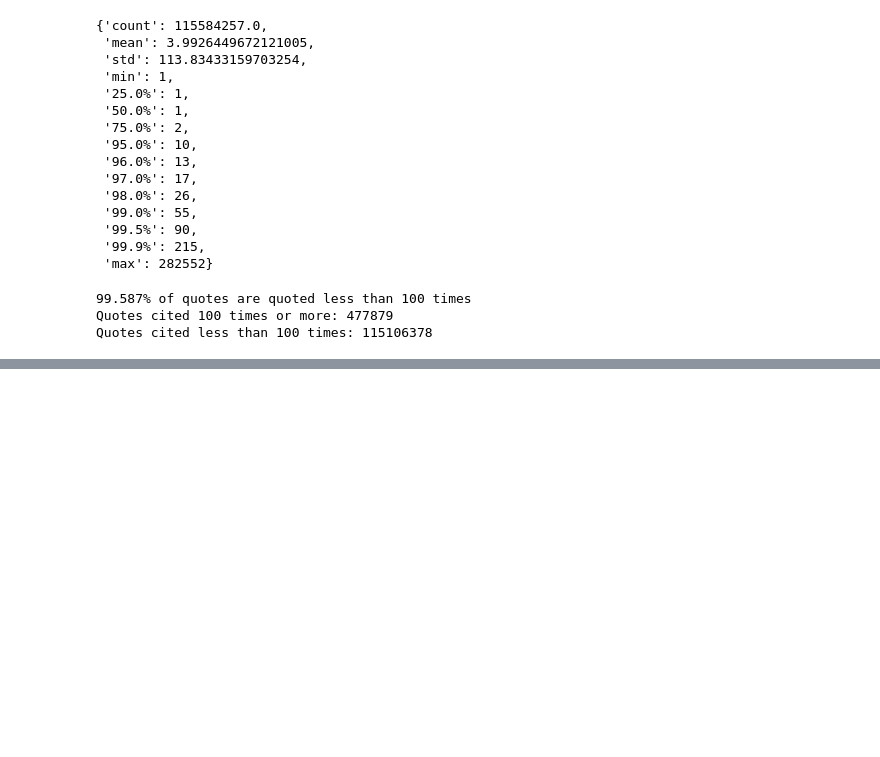
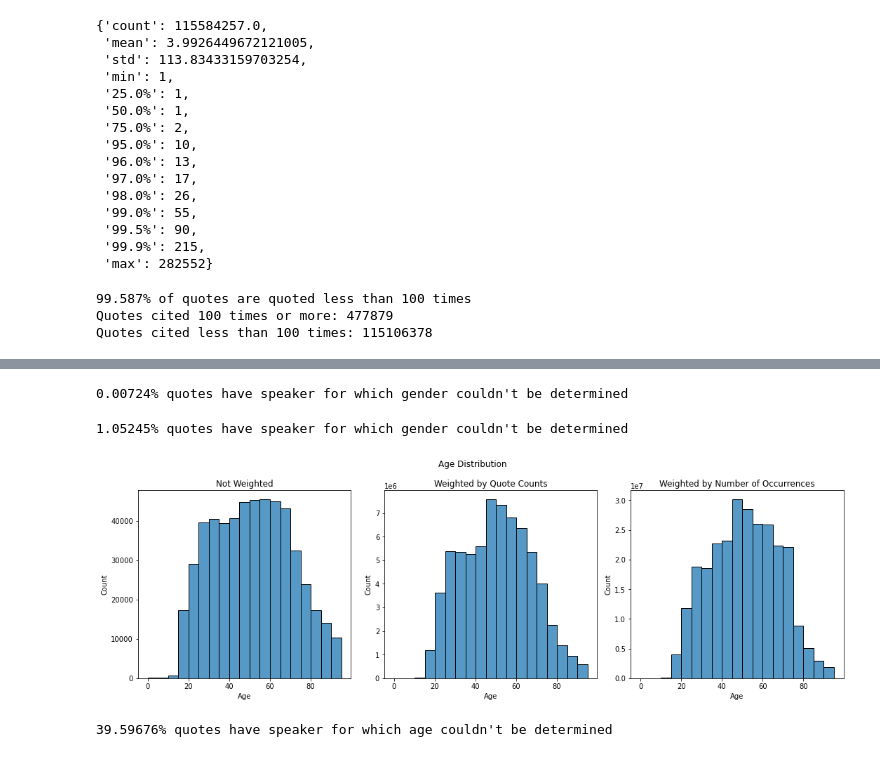
Before and after one commit to epfl-ada/ada-2021-project-cool-group-name, a Jupyter notebook: Data Analysis.ipynb, the cells around one changed output, grey strips where cells are left out. Cells and saved outputs as stored; diff of their text form; code cells hidden in the pictures; blank space fills up the shorter version.

```diff
--- a/Data Analysis.ipynb
+++ b/Data Analysis.ipynb
@@ -151,0 +216,18 @@ Quotes cited less than 100 times: 115106378
+# %%
+ages = speakers_info[['age', 'quote_count']].dropna()
+
+print(f"{((ages['age'] < 5) * ages['quote_count']).sum() / ages['quote_count'].sum():.5%} quotes have speaker for which gender couldn't be determined")
+# %% [output]
+0.00724% quotes have speaker for which gender couldn't be determined
+# %%
+print(f"{((ages['age'] > 95) * ages['quote_count']).sum() / ages['quote_count'].sum():.5%} quotes have speaker for which gender couldn't be determined")
+# %% [output]
+1.05245% quotes have speaker for which gender couldn't be determined
+# %%
+plot_weighted_distribution(speakers_info, 'age', bins = range(0, 100, 5), figsize = (15, 5))
+# %% [output]
+[figure, added]
+# %%
+print(f"{(speakers_info['age'].isna() * speakers_info['quote_count']).sum() / speakers_info['quote_count'].sum():.5%} quotes have speaker for which age couldn't be determined")
+# %% [output]
+39.59676% quotes have speaker for which age couldn't be determined
```
Also changed, not shown: parts of 26 cells of this notebook, 3 other files.
